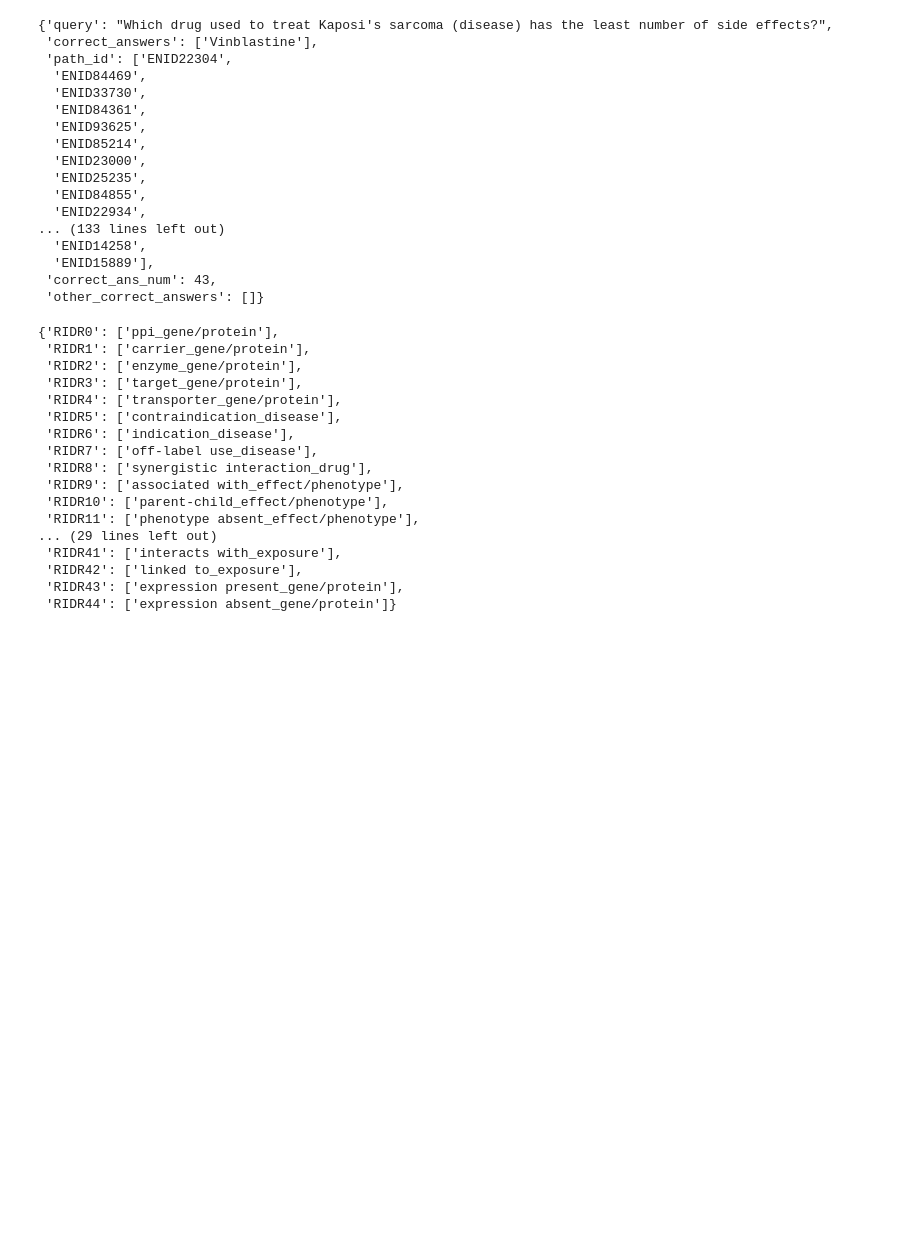
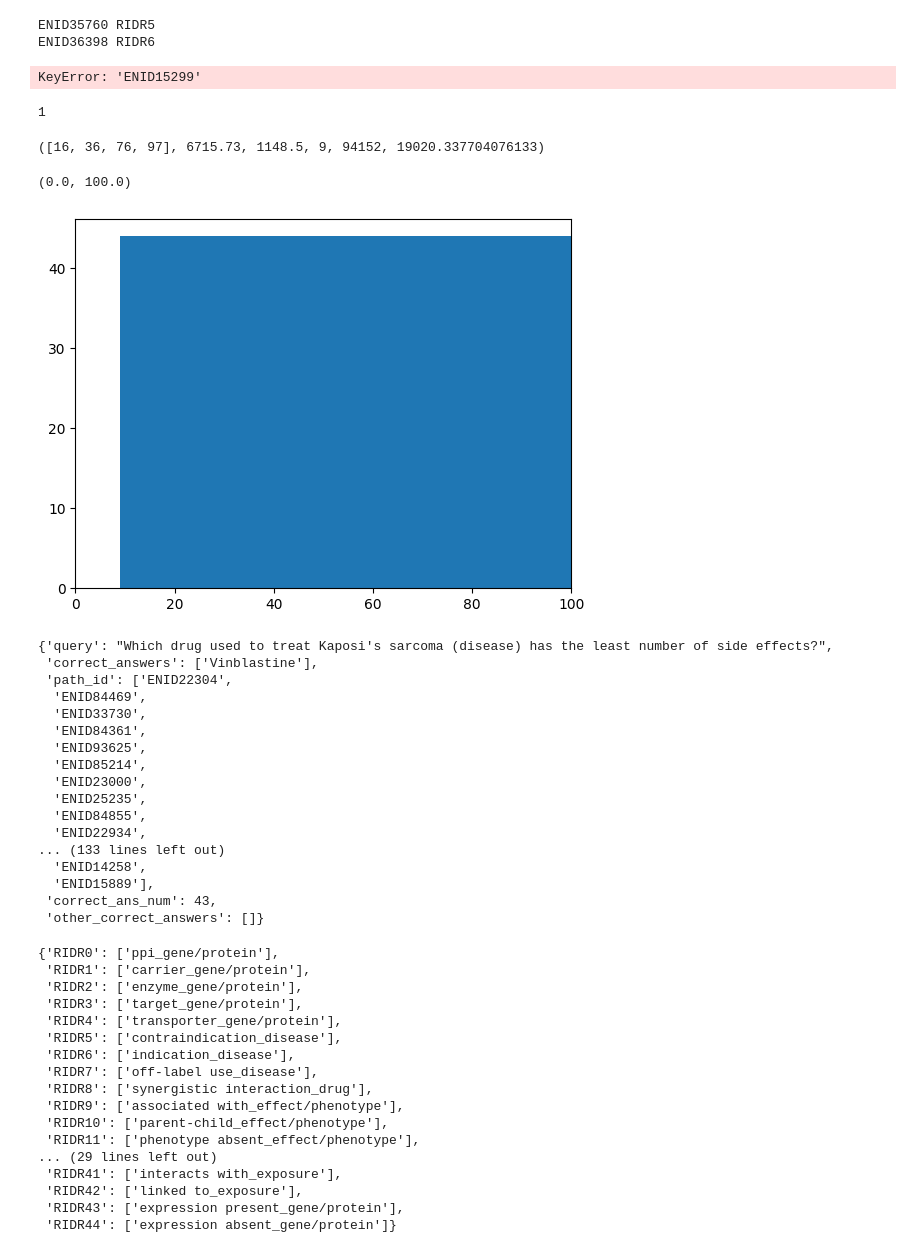
Before and after one commit to uiuc-focal-lab/QuaCer-C, a Jupyter notebook: subgraph_quacer/test.ipynb, the cells around one changed output. Drawn from its saved outputs; the diff is of its cells as text; code cells hidden in the pictures; blank space fills up the shorter version.

```diff
--- a/subgraph_quacer/test.ipynb
+++ b/subgraph_quacer/test.ipynb
@@ -7,7 +7,7 @@ import pandas as pd
 from utils import *
 from utils import GraphAlgos
 # %%
-prime_folder = '/share/quacer_c/prime'
+prime_folder = '../quacer_c_prime'
 actual_rels = json.load(open(os.path.join(prime_folder, 'actual_rels.json')))
 edge2src = json.load(open(os.path.join(prime_folder, 'edge2src.json')))
 graph = json.load(open(os.path.join(prime_folder, 'graph.json')))
@@ -33,0 +94,9 @@ query_generator = CustomQueryGenerator(graph_algos, discovery_funcs)
+# %%
+indices = range(len(discovery_funcs))
+idx2queries = {}
+for idx in indices:
+    func_name = discovery_names[idx]
+    all_queries = []
+    query_result = query_generator.get_single_query(idx, id2name=id2name)
+    idx2queries[func_name] = query_result
+idx2queries
@@ -33,0 +139,18 @@ query_generator = CustomQueryGenerator(graph_algos, discovery_funcs)
+# %%
+indices = range(len(discovery_funcs))
+idx2queries = {}
+all_query_results = []
+for idx in indices:
+    func_name = discovery_names[idx]
+    all_queries = set()
+    for i in range(10):
+        query_result = query_generator.get_single_query(idx, id2name=id2name, distractor_setting=True)
+        if query_result is None:
+            continue
+        all_queries.add(query_result.question)
+        all_query_results.append(query_result)
+    idx2queries[idx] = all_queries
+
+for idx, queries in idx2queries.items():
+    print(idx, discovery_names[idx], len(queries))
+    idx2queries[idx] = list(queries)
@@ -33,0 +190,19 @@ query_generator = CustomQueryGenerator(graph_algos, discovery_funcs)
+# %%
+for n, rel in graph['ENID20330'].items():
+    if 'hematologic' in id2name[n]:
+        print(n, rel)
+    if 'angle-closure' in id2name[n]:
+        print(n, rel)
+# %% [output]
+ENID35760 RIDR5
+ENID36398 RIDR6
+# %%
+query_data = query_generator.generate_query_data(all_query_results[28], id2name=id2name, graph_text_edge=graph_text_edge, tokenizer=None)
+'\n'.join([f'{i+1}. {id2name[option]}'
+                                       for i, option in enumerate(query_data['answer_options'])])
+# %% [output]
+KeyError: 'ENID15299'
+# %%
+query_data['correct_ans_num']
+# %% [output]
+1
@@ -34,3 +217,20 @@ query_generator = CustomQueryGenerator(graph_algos, discovery_funcs)
+# %%
+ids_check = []
+num_context_edges = []
+for i, query_result in enumerate(all_query_results):
+    if len(query_result.context_edges) < 50:
+        ids_check.append(i)
+    num_context_edges.append(len(query_result.context_edges))
+ids_check, np.mean(num_context_edges), np.median(num_context_edges), np.min(num_context_edges), np.max(num_context_edges), np.std(num_context_edges)
+# %% [output]
+([16, 36, 76, 97], 6715.73, 1148.5, 9, 94152, 19020.337704076133)
+# %%
+import matplotlib.pyplot as plt
+plt.hist(num_context_edges, bins=100)
+plt.xlim(0, 100)
+# %% [output]
+(0.0, 100.0)
+[figure, added]
 # %%
 query_results = query_generator.get_single_query(0, id2name=id2name)
 query_data = query_generator.generate_query_data(query_results, id2name=id2name,
```
Also changed, not shown: parts of 18 cells of this notebook, 1 other file.
